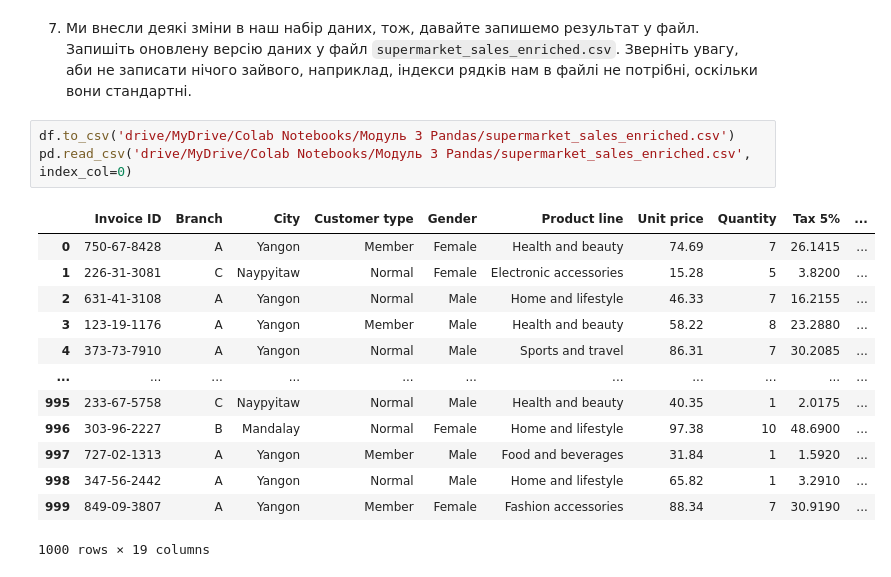
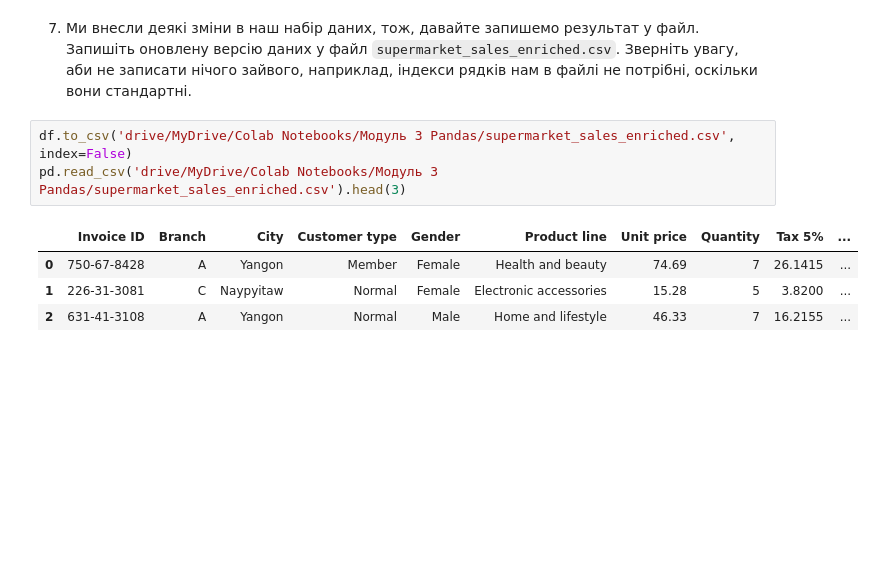
Before and after one commit to Datalyticallab/DataHW, a Jupyter notebook: ДЗ_3_3_"hw_3_3_Розширені_методи_обробки_даних_у_Pandas_ipynb".ipynb, the cells around one changed output. Drawn from its saved outputs; the diff is of its cells as text; blank space fills up the shorter version.

```diff
--- a/ДЗ_3_3_"hw_3_3_Розширені_методи_обробки_даних_у_Pandas_ipynb".ipynb
+++ b/ДЗ_3_3_"hw_3_3_Розширені_методи_обробки_даних_у_Pandas_ipynb".ipynb
@@ -162,19 +162,10 @@ df.groupby(by=['City'])['Total'].agg(['size', 'mean', 'min', 'max'])
 # %% [markdown]
 7. Ми внесли деякі зміни в наш набір даних, тож, давайте запишемо результат у файл. Запишіть оновлену версію даних у файл `supermarket_sales_enriched.csv`. Зверніть увагу, аби не записати нічого зайвого, наприклад, індекси рядків нам в файлі не потрібні, оскільки вони стандартні.
 # %%
-df.to_csv('drive/MyDrive/Colab Notebooks/Модуль 3 Pandas/supermarket_sales_enriched.csv')
-pd.read_csv('drive/MyDrive/Colab Notebooks/Модуль 3 Pandas/supermarket_sales_enriched.csv', index_col=0)
+df.to_csv('drive/MyDrive/Colab Notebooks/Модуль 3 Pandas/supermarket_sales_enriched.csv', index=False)
+pd.read_csv('drive/MyDrive/Colab Notebooks/Модуль 3 Pandas/supermarket_sales_enriched.csv').head(3)
 # %% [output]
 |  | Invoice ID | Branch | City | Customer type | Gender | Product line | Unit price | Quantity | Tax 5% | ... |
 | 0 | 750-67-8428 | A | Yangon | Member | Female | Health and beauty | 74.69 | 7 | 26.1415 | ... |
 | 1 | 226-31-3081 | C | Naypyitaw | Normal | Female | Electronic accessories | 15.28 | 5 | 3.8200 | ... |
 | 2 | 631-41-3108 | A | Yangon | Normal | Male | Home and lifestyle | 46.33 | 7 | 16.2155 | ... |
-| 3 | 123-19-1176 | A | Yangon | Member | Male | Health and beauty | 58.22 | 8 | 23.2880 | ... |
-| 4 | 373-73-7910 | A | Yangon | Normal | Male | Sports and travel | 86.31 | 7 | 30.2085 | ... |
-| ... | ... | ... | ... | ... | ... | ... | ... | ... | ... | ... |
-| 995 | 233-67-5758 | C | Naypyitaw | Normal | Male | Health and beauty | 40.35 | 1 | 2.0175 | ... |
-| 996 | 303-96-2227 | B | Mandalay | Normal | Female | Home and lifestyle | 97.38 | 10 | 48.6900 | ... |
-| 997 | 727-02-1313 | A | Yangon | Member | Male | Food and beverages | 31.84 | 1 | 1.5920 | ... |
-| 998 | 347-56-2442 | A | Yangon | Normal | Male | Home and lifestyle | 65.82 | 1 | 3.2910 | ... |
-| 999 | 849-09-3807 | A | Yangon | Member | Female | Fashion accessories | 88.34 | 7 | 30.9190 | ... |
-1000 rows × 19 columns
```
